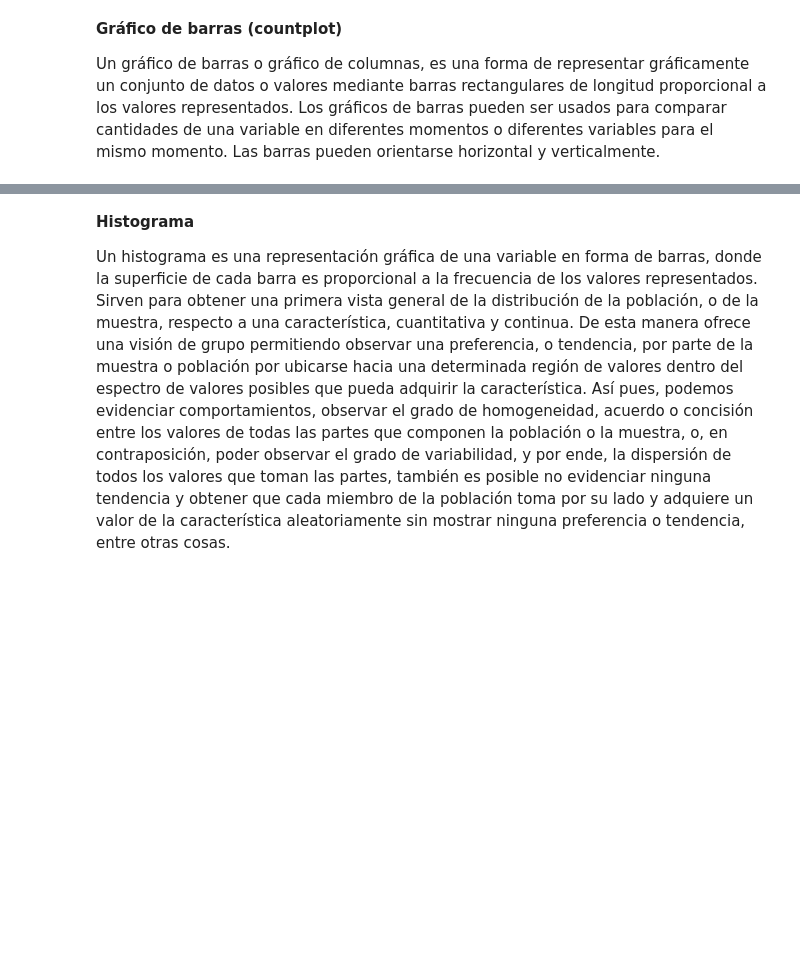
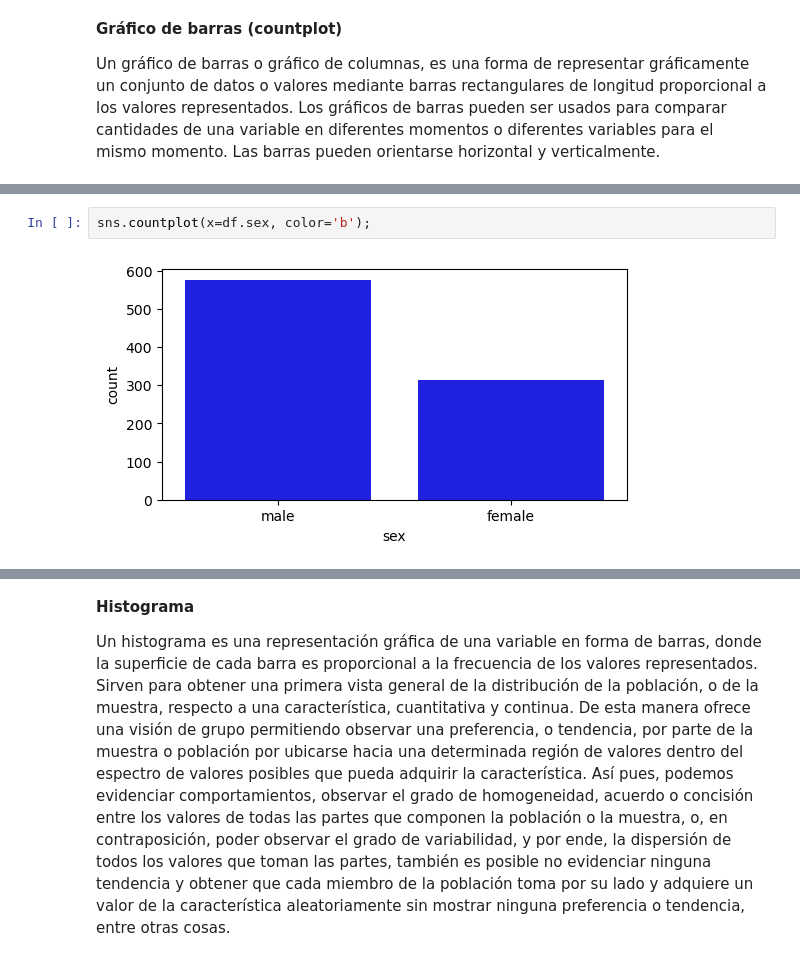
Before and after one commit to Ironhack-Data-Madrid-Octubre-2023/apuntes_clase, a Jupyter notebook: semana_5/1.1 - Estadistica descriptiva.ipynb, the cells around one changed output, grey strips where cells are left out. Cells and saved outputs as stored; diff of their text form; blank space fills up the shorter version.

```diff
--- a/semana_5/1.1 - Estadistica descriptiva.ipynb
+++ b/semana_5/1.1 - Estadistica descriptiva.ipynb
@@ -961,0 +1051,4 @@ Un gráfico de barras o gráfico de columnas, es una forma de representar gráfi
+# %%
+sns.countplot(x=df.sex, color='b');
+# %% [output]
+[figure, added]
```
Also changed, not shown: parts of 37 cells of this notebook, 2 other files.
